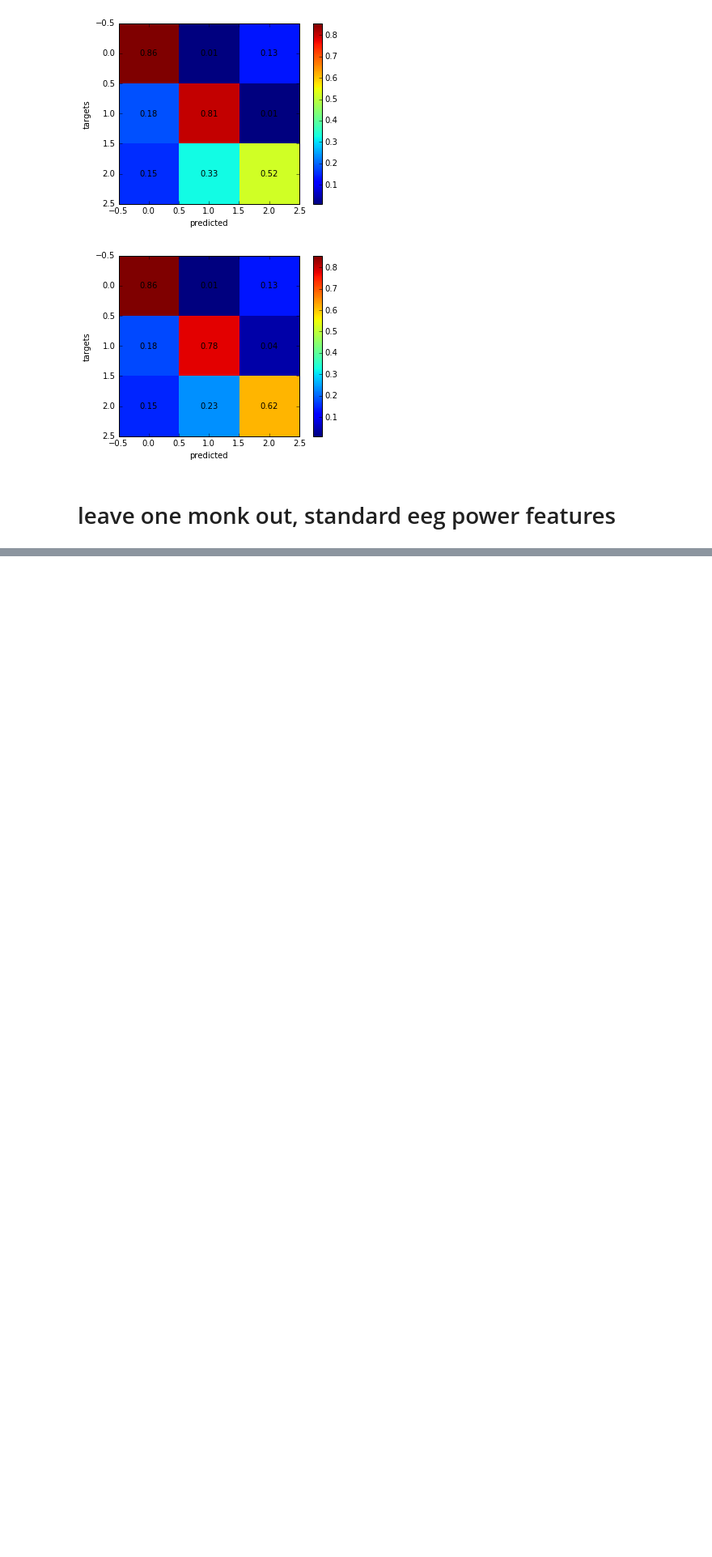
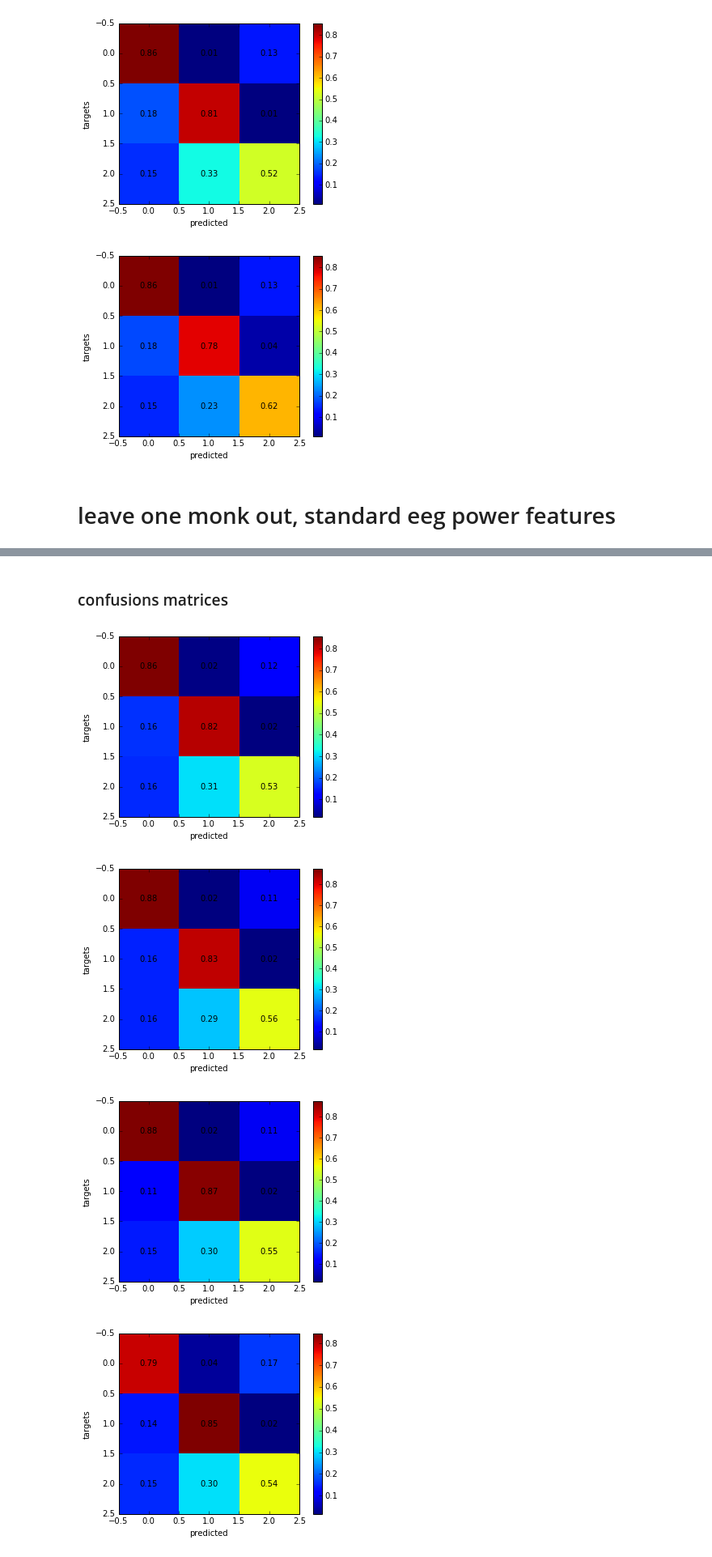
Before and after one commit to tfjgeorge/neuro, a Jupyter notebook: Time series study.ipynb, the cells around one changed output, grey strips where cells are left out. Shown at 81% size. Saved outputs shown, nothing was run; the diff lists cells and outputs as text; code cells hidden in the pictures; blank space fills up the shorter version.

```diff
--- a/Time series study.ipynb
+++ b/Time series study.ipynb
@@ -397,11 +401,12 @@ for conf in confusions_train:
 # %%
 from scipy import signal
 
-def butter_filtfilt(data, lowcut, highcut, fs, order=5):
+def butter_filtfilt(data, lowcut, highcut, fs, order=3):
     nyq = 0.5 * fs
-    low = lowcut / nyq
-    high = highcut / nyq
+    low = float(lowcut) / nyq
+    high = float(highcut) / nyq
     b, a = signal.butter(order, [low, high], btype='band')
+
     return signal.filtfilt(b, a, data)
 
 data_power = []
@@ -420,26 +425,31 @@ for monk in range(1, 13):
         this_features = []
         d = loadmat('/data/lisa/data/neuro/Meditation/time-series/cortex/monk%.2d_%s.mat'
             % (monk, field))['F']
+
         for freq, low, high in frequencies:
             this_features_freq = []
             filtered = butter_filtfilt(d, low, high, 600)
+
             power = (filtered**2).T
+            for i in range(power.shape[0]/1000):
+                if numpy.isnan(power[i*1000:(i+1)*1000]).any():
+                    print i, power[i*1000:(i+1)*1000]
+                    continue
+                this_features_freq.append(power[i*1000:(i+1)*1000].mean(axis=0))
 
-            for start in range(power.shape[0]/1000):
-                this_features_freq.append(power[i*1000:(i+1)*1000].mean())
-            this_features.append(numpy.array(this_features_freq))
+            this_features.append(this_features_freq)
 
         # (n_sensors, frequencies, timestamps)
-        this_features = numpy.array(this_features).T
+        this_features = numpy.transpose(numpy.array(this_features), (1, 2, 0))
         print this_features.shape
 
         features.append(this_features)
-        targets.append(numpy.array([field_to_target[field]] * this_features.shape[1]))
+        targets.append(numpy.array([field_to_target[field]] * this_features.shape[0]))
 
     data_power.append((numpy.concatenate(features, axis=0), numpy.concatenate(targets, axis=0)))
     print data_power[-1][0].shape
     print data_power[-1][1].shape
 
-del features, targets, this_features, s
+del features, targets, this_features
 # %% [output]
 monk 1
@@ -480,12 +494,12 @@ for monk_out in range(1, 13):
             train_x.append(data_power[monk-1][0])
             train_y.append(data_power[monk-1][1])
 
-    train_x = numpy.concatenate(train_x, axis=2)
+    train_x = numpy.concatenate(train_x, axis=0)
     train_y = numpy.concatenate(train_y, axis=0)
-    train_x = train_x.reshape(-1, train_x.shape[2]).transpose()
-    test_x = numpy.concatenate(test_x, axis=2)
+    train_x = train_x.reshape(train_x.shape[0], -1)
+    test_x = numpy.concatenate(test_x, axis=0)
     test_y = numpy.concatenate(test_y, axis=0)
-    test_x = test_x.reshape(-1, test_x.shape[2]).transpose()
+    test_x = test_x.reshape(test_x.shape[0], -1)
 
     gnb = GaussianNB()
 
@@ -505,0 +577,19 @@ for monk_out in range(1, 13):
+# %% [markdown]
+### confusions matrices
+# %%
+for conf in confusions_train:
+    c = conf/conf.sum(axis=1, keepdims=True)
+    res = plt.imshow(c, interpolation='nearest')
+    for i,j in ((x,y) for x in xrange(3)
+            for y in xrange(3)):
+        plt.annotate('%.2f' % (c[i][j],),xy=(j,i),horizontalalignment='center',
+                    verticalalignment='center')
+    plt.xlabel('predicted')
+    plt.ylabel('targets')
+    plt.colorbar(res)
+    plt.show()
+# %% [output]
+[figure, added]
+[figure, added]
+[figure, added]
+[figure, added]
```
Also changed, not shown: parts of 21 cells of this notebook.
